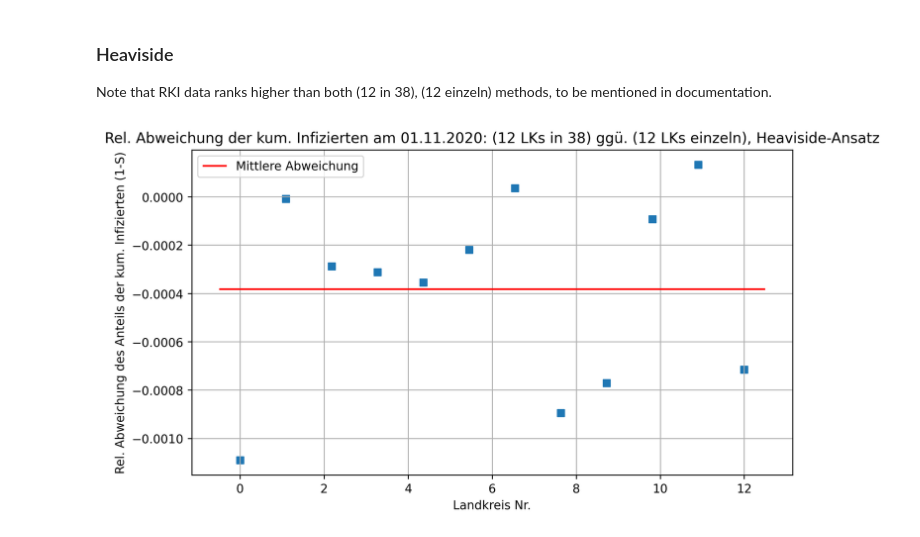
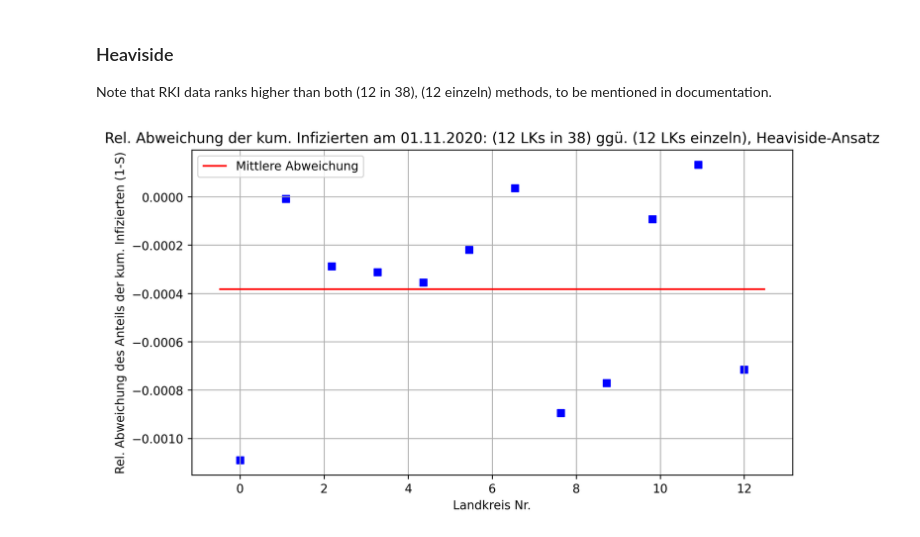
Before and after one commit to torbensun/Modeling-Of-Epidemics-With-Compartmental-And-Network-Models, a Jupyter notebook: Project.ipynb, the cells around one changed output. Saved outputs shown, nothing was run; the diff lists cells and outputs as text; code cells hidden in the pictures.

```diff
--- a/Project.ipynb
+++ b/Project.ipynb
@@ -700,12 +713,12 @@ avg_diff_large_small_h=np.mean((large_sim_h-small_sim_h)/small_sim_h)
 # %%
 plt.figure(figsize=(9,5),dpi=250)
 plt.title("Rel. Abweichung der kum. Infizierten am 01.11.2020: (12 LKs in 38) ggü. (12 LKs einzeln), Heaviside-Ansatz")
-plt.scatter(np.linspace(0,12,12),(large_sim_h-small_sim_h)/small_sim_h, marker='s')
+plt.scatter(np.linspace(0,12,12),(large_sim_h-small_sim_h)/small_sim_h, marker='s',color='blue')
 plt.xlabel('Landkreis Nr.')
 plt.ylabel('Rel. Abweichung des Anteils der kum. Infizierten (1-S)')
 plt.hlines(avg_diff_large_small_h,-0.5,12.5,color='red',label='Mittlere Abweichung')
 plt.grid()
 plt.legend()
 plt.savefig("Media/Boundaries/network_size_h.pdf")
 # %% [output]
-[figure, old version]
+[figure, new version]
```
Also changed, not shown: parts of 7 cells of this notebook, 5 other files.
